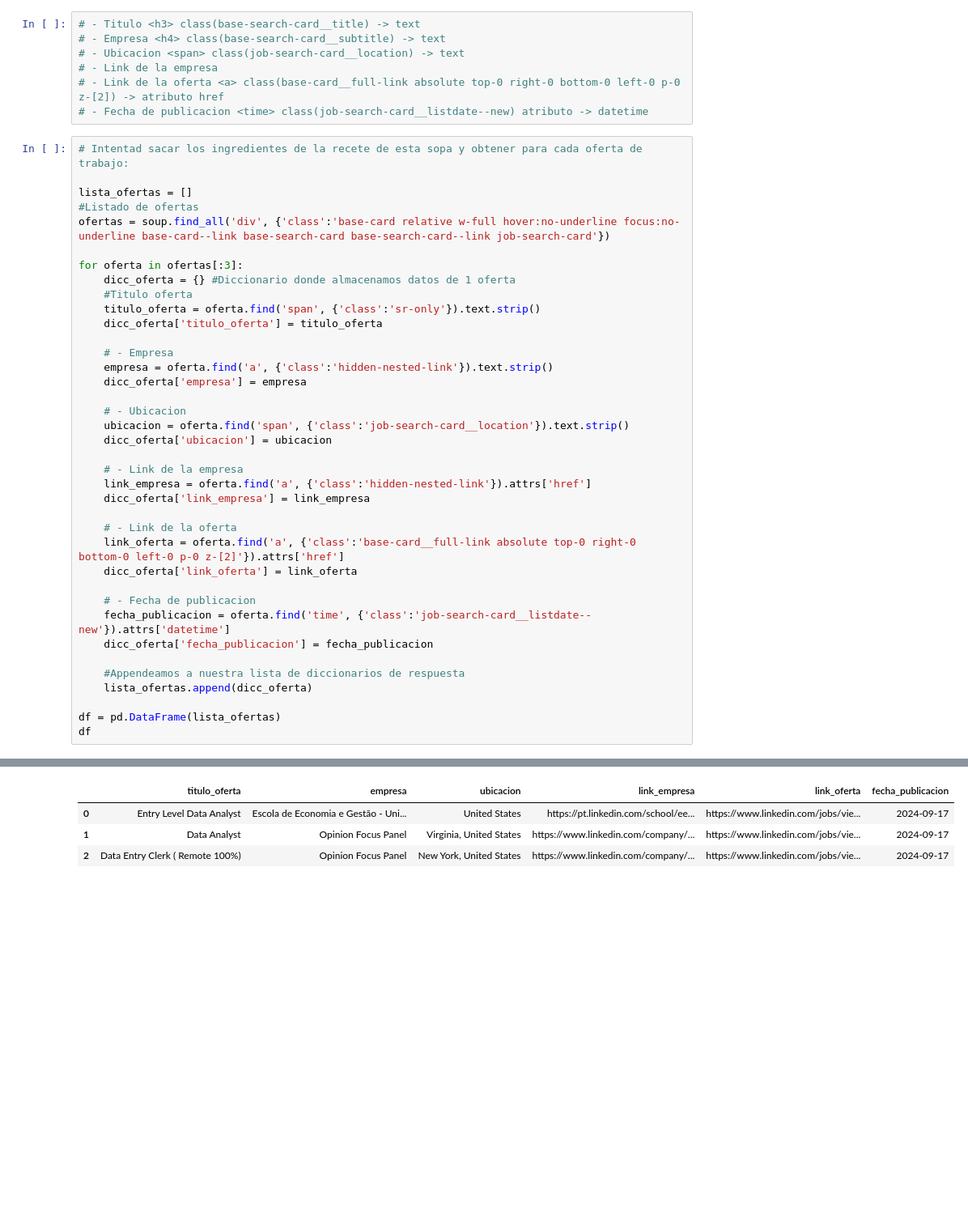
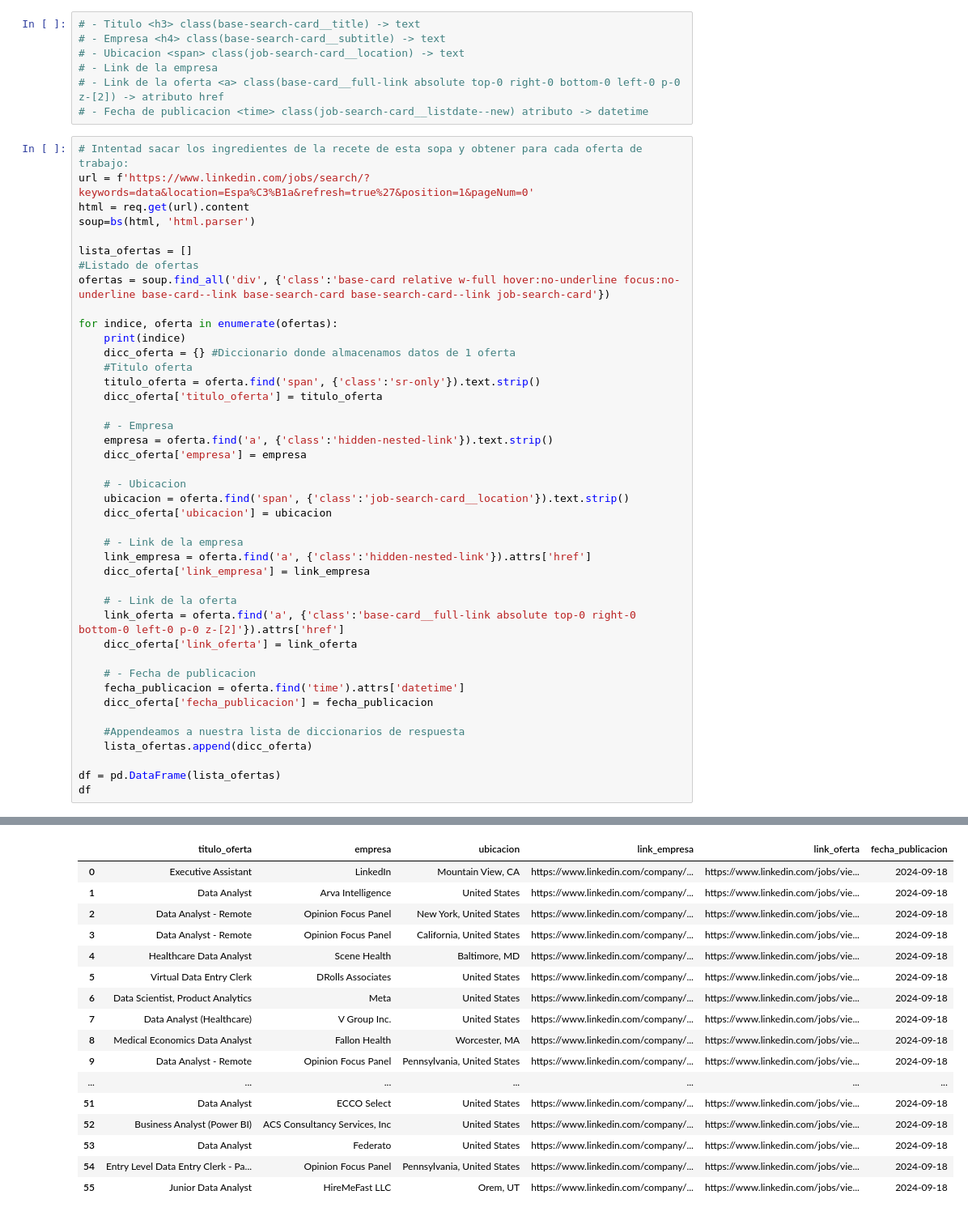
Before and after one commit to XargosIII/Apuntes_Data_Junio24, a Jupyter notebook: Materiales/Web Scraping/1 - Scrapeo bs4 Ruben.ipynb, the cells around one changed output, grey strips where cells are left out. Shown at 81% size. Cells and saved outputs as stored; diff of their text form; blank space fills up the shorter version.

```diff
--- a/Materiales/Web Scraping/1 - Scrapeo bs4 Ruben.ipynb
+++ b/Materiales/Web Scraping/1 - Scrapeo bs4 Ruben.ipynb
@@ -1238,12 +1238,16 @@ quenarices
 # - Fecha de publicacion <time> class(job-search-card__listdate--new) atributo -> datetime
 # %%
 # Intentad sacar los ingredientes de la recete de esta sopa y obtener para cada oferta de trabajo:
+url = f'https://www.linkedin.com/jobs/search/?keywords=data&location=Espa%C3%B1a&refresh=true%27&position=1&pageNum=0'
+html = req.get(url).content
+soup=bs(html, 'html.parser')
 
 lista_ofertas = []
 #Listado de ofertas
 ofertas = soup.find_all('div', {'class':'base-card relative w-full hover:no-underline focus:no-underline base-card--link base-search-card base-search-card--link job-search-card'})
 
-for oferta in ofertas[:3]:
+for indice, oferta in enumerate(ofertas):
+    print(indice)
     dicc_oferta = {} #Diccionario donde almacenamos datos de 1 oferta
     #Titulo oferta
     titulo_oferta = oferta.find('span', {'class':'sr-only'}).text.strip()
@@ -1266,7 +1270,7 @@ for oferta in ofertas[:3]:
     dicc_oferta['link_oferta'] = link_oferta
 
     # - Fecha de publicacion
-    fecha_publicacion = oferta.find('time', {'class':'job-search-card__listdate--new'}).attrs['datetime']
+    fecha_publicacion = oferta.find('time').attrs['datetime']
     dicc_oferta['fecha_publicacion'] = fecha_publicacion
 
     #Appendeamos a nuestra lista de diccionarios de respuesta
@@ -1278,4 +1299,17 @@ df
 |  | titulo_oferta | empresa | ubicacion | link_empresa | link_oferta | fecha_publicacion |
-| 0 | Entry Level Data Analyst | Escola de Economia e Gestão - Uni... | United States | https://pt.linkedin.com/school/ee... | https://www.linkedin.com/jobs/vie... | 2024-09-17 |
-| 1 | Data Analyst | Opinion Focus Panel | Virginia, United States | https://www.linkedin.com/company/... | https://www.linkedin.com/jobs/vie... | 2024-09-17 |
-| 2 | Data Entry Clerk ( Remote 100%) | Opinion Focus Panel | New York, United States | https://www.linkedin.com/company/... | https://www.linkedin.com/jobs/vie... | 2024-09-17 |
+| 0 | Executive Assistant | LinkedIn | Mountain View, CA | https://www.linkedin.com/company/... | https://www.linkedin.com/jobs/vie... | 2024-09-18 |
+| 1 | Data Analyst | Arva Intelligence | United States | https://www.linkedin.com/company/... | https://www.linkedin.com/jobs/vie... | 2024-09-18 |
+| 2 | Data Analyst - Remote | Opinion Focus Panel | New York, United States | https://www.linkedin.com/company/... | https://www.linkedin.com/jobs/vie... | 2024-09-18 |
+| 3 | Data Analyst - Remote | Opinion Focus Panel | California, United States | https://www.linkedin.com/company/... | https://www.linkedin.com/jobs/vie... | 2024-09-18 |
+| 4 | Healthcare Data Analyst | Scene Health | Baltimore, MD | https://www.linkedin.com/company/... | https://www.linkedin.com/jobs/vie... | 2024-09-18 |
+| 5 | Virtual Data Entry Clerk | DRolls Associates | United States | https://www.linkedin.com/company/... | https://www.linkedin.com/jobs/vie... | 2024-09-18 |
+| 6 | Data Scientist, Product Analytics | Meta | United States | https://www.linkedin.com/company/... | https://www.linkedin.com/jobs/vie... | 2024-09-18 |
+| 7 | Data Analyst (Healthcare) | V Group Inc. | United States | https://www.linkedin.com/company/... | https://www.linkedin.com/jobs/vie... | 2024-09-18 |
+| 8 | Medical Economics Data Analyst | Fallon Health | Worcester, MA | https://www.linkedin.com/company/... | https://www.linkedin.com/jobs/vie... | 2024-09-18 |
+| 9 | Data Analyst - Remote | Opinion Focus Panel | Pennsylvania, United States | https://www.linkedin.com/company/... | https://www.linkedin.com/jobs/vie... | 2024-09-18 |
+| ... | ... | ... | ... | ... | ... | ... |
+| 51 | Data Analyst | ECCO Select | United States | https://www.linkedin.com/company/... | https://www.linkedin.com/jobs/vie... | 2024-09-18 |
+| 52 | Business Analyst (Power BI) | ACS Consultancy Services, Inc | United States | https://www.linkedin.com/company/... | https://www.linkedin.com/jobs/vie... | 2024-09-18 |
+| 53 | Data Analyst | Federato | United States | https://www.linkedin.com/company/... | https://www.linkedin.com/jobs/vie... | 2024-09-18 |
+| 54 | Entry Level Data Entry Clerk - Pa... | Opinion Focus Panel | Pennsylvania, United States | https://www.linkedin.com/company/... | https://www.linkedin.com/jobs/vie... | 2024-09-18 |
+| 55 | Junior Data Analyst | HireMeFast LLC | Orem, UT | https://www.linkedin.com/company/... | https://www.linkedin.com/jobs/vie... | 2024-09-18 |
```
Also changed, not shown: parts of 4 cells of this notebook.
